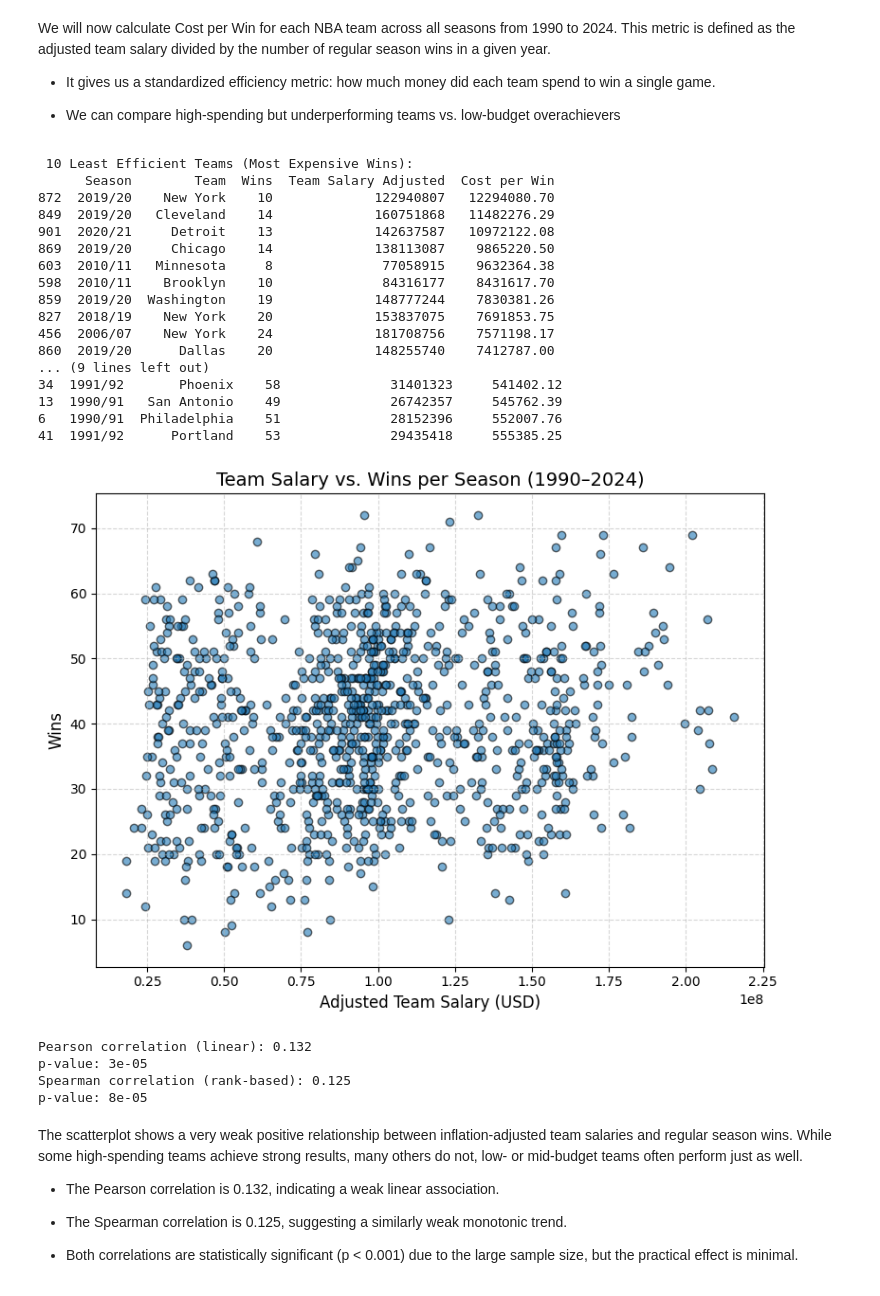
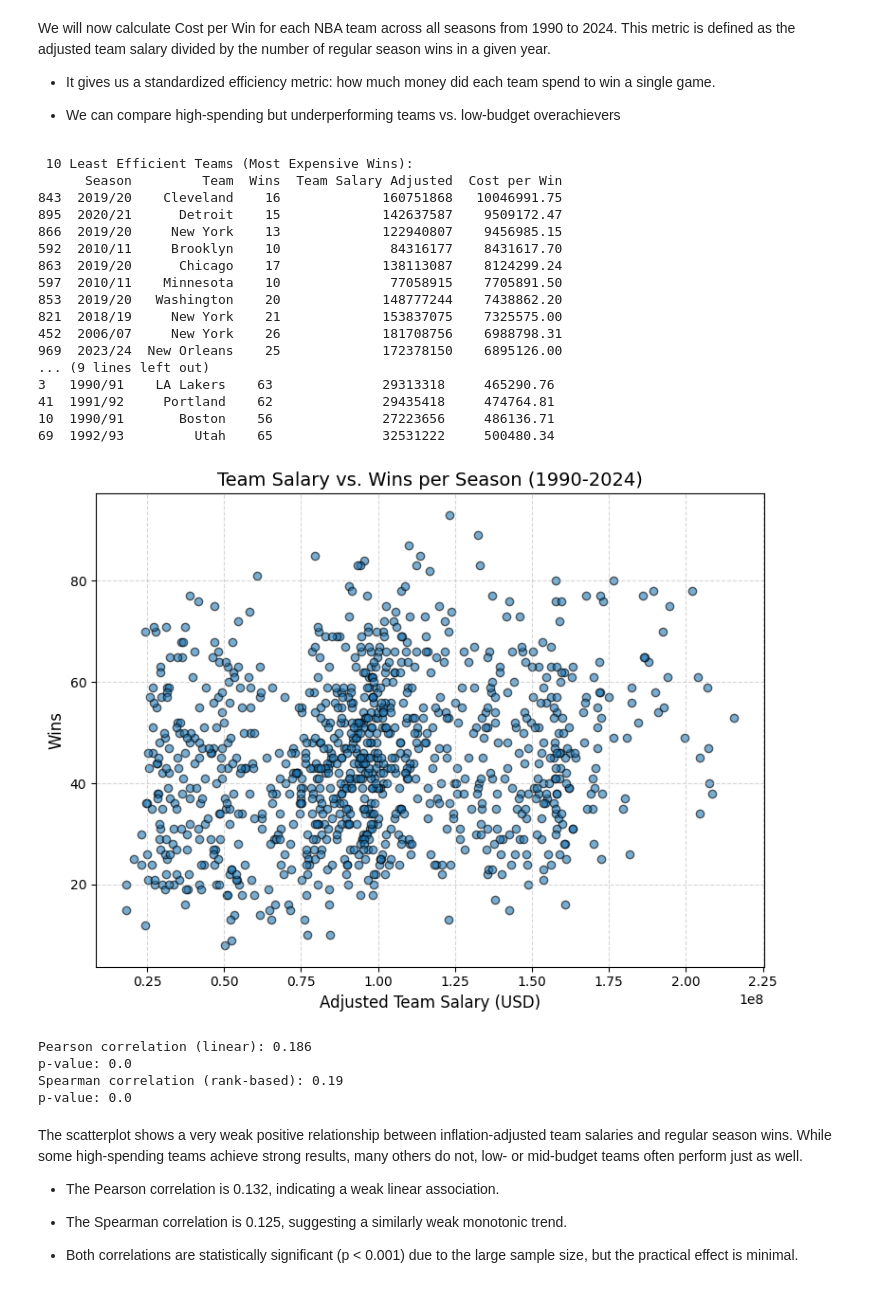
Before and after one commit to 5v3nn/uzh-esc403-data-science-project-nba, a Jupyter notebook: financial_influence.ipynb, the cells around one changed output. Drawn from its saved outputs; the diff is of its cells as text; code cells hidden in the pictures.

```diff
--- a/financial_influence.ipynb
+++ b/financial_influence.ipynb
@@ -240,7 +224,7 @@ C:\Users\chris\Documents\nba_data\data\team_salaries_1990_2024.csv
 It is recommended to download the scraped CSV locally (to guard against future website changes) and then load it for analysis:
 # %%
 # Load the team salaries dataset
-file_path = r"C:\Users\chris\Documents\nba_data\data\team_salaries_1990_2024.csv"
+file_path = "data/team_salaries_1990_2024.csv"
 team_salaries = pd.read_csv(file_path)
 
 # Basic inspections
@@ -427,7 +411,7 @@ Top spending NBA team per season (1990/91 – 2023/24):
 [figure]
 # %%
 # Load the dataset as 'team_statistics'
-team_statistics = pd.read_csv(r"C:\Users\chris\Documents\nba_data\data\team_statistics.csv")
+team_statistics = pd.read_csv("data/TeamStatistics_uncleaned.csv")
 
 # Display all column names
 print("Column names:")
@@ -457,3 +441,18 @@ Index(['gameId', 'gameDate', 'teamCity', 'teamName', 'teamId',
+# %%
+# There are no missing values in the relevant columns, so we don't need to drop any rows.
+
+essential_columns = [
+    'gameId',          # Unique game identifier
+    'gameDate',        # For determining season
+    'teamCity',        # Team identification (part 1)
+    'teamName',        # Team identification (part 2)
+    'win',             # Win/loss record
+    'home',            # Home vs. away analysis
+    'teamScore',       # For point differential
+    'opponentScore'    # For point differential
+]
+
+team_statistics = team_statistics[essential_columns].copy()
 # %%
 # Mapping from 'team_statistics' names to 'team_salaries' names
 team_name_mapping = {
@@ -531,13 +541,22 @@ team_statistics = team_statistics[
 # - Group by 'Team (mapped)' and 'SeasonStart'
 # - Count the number of wins per combination
 team_wins = (
-    team_statistics[team_statistics['win'] == True]
+    team_statistics
     .groupby(['Team (mapped)', 'SeasonStart'])
-    .size()
-    .reset_index(name='Wins')  # Reset index and rename the count column to 'Wins'
+    .agg(
+        Wins=('win', lambda x: (x == True).sum()),  # Count wins
+        Games_Played=('win', 'count')               # Count all games
+    )
+    .reset_index()
     .rename(columns={'Team (mapped)': 'Team'})  # Rename for easier merging later
 )
 
+# Add win percentage
+team_wins['Win_Pct'] = (team_wins['Wins'] / team_wins['Games_Played'] * 100).round(1)
+
+# Remove teams with less than 50 games played in a season
+team_wins = team_wins[team_wins['Games_Played'] >= 50].reset_index(drop=True)
+
 # Step 4: Preview the result
 print(team_wins.head())
 # %% [output]
@@ -635,58 +656,58 @@ print("\n 10 Most Efficient Teams (Least Cost per Win):")
 print(most_efficient_per_win[['Season', 'Team', 'Wins', 'Team Salary Adjusted', 'Cost per Win']])
 # %% [output]
  10 Least Efficient Teams (Most Expensive Wins):
-      Season        Team  Wins  Team Salary Adjusted  Cost per Win
-872  2019/20    New York    10             122940807   12294080.70
-849  2019/20   Cleveland    14             160751868   11482276.29
-901  2020/21     Detroit    13             142637587   10972122.08
-869  2019/20     Chicago    14             138113087    9865220.50
-603  2010/11   Minnesota     8              77058915    9632364.38
-598  2010/11    Brooklyn    10              84316177    8431617.70
-859  2019/20  Washington    19             148777244    7830381.26
-827  2018/19    New York    20             153837075    7691853.75
-456  2006/07    New York    24             181708756    7571198.17
-860  2019/20      Dallas    20             148255740    7412787.00
+      Season         Team  Wins  Team Salary Adjusted  Cost per Win
+843  2019/20    Cleveland    16             160751868   10046991.75
+895  2020/21      Detroit    15             142637587    9509172.47
+866  2019/20     New York    13             122940807    9456985.15
+592  2010/11     Brooklyn    10              84316177    8431617.70
+863  2019/20      Chicago    17             138113087    8124299.24
+597  2010/11    Minnesota    10              77058915    7705891.50
+853  2019/20   Washington    20             148777244    7438862.20
+821  2018/19     New York    21             153837075    7325575.00
+452  2006/07     New York    26             181708756    6988798.31
+969  2023/24  New Orleans    25             172378150    6895126.00
 ... (9 lines left out)
-34  1991/92       Phoenix    58              31401323     541402.12
-13  1990/91   San Antonio    49              26742357     545762.39
-6   1990/91  Philadelphia    51              28152396     552007.76
-41  1991/92      Portland    53              29435418     555385.25
+3   1990/91    LA Lakers    63              29313318     465290.76
+41  1991/92     Portland    62              29435418     474764.81
+10  1990/91       Boston    56              27223656     486136.71
+69  1992/93         Utah    65              32531222     500480.34
 # %%
 # Scatterplot – Team Salary vs. Wins
 plt.figure(figsize=(8, 6))
 plt.scatter(
     salary_with_wins['Team Salary Adjusted'],
     salary_with_wins['Wins'],
     alpha=0.6,
     edgecolors='k'
 )
 plt.xlabel('Adjusted Team Salary (USD)', fontsize=12)
 plt.ylabel('Wins', fontsize=12)
-plt.title('Team Salary vs. Wins per Season (1990–2024)', fontsize=14)
+plt.title('Team Salary vs. Wins per Season (1990-2024)', fontsize=14)
 plt.grid(True, linestyle='--', alpha=0.5)
 plt.tight_layout()
 plt.show()
 
 # Calculate Pearson and Spearman correlation
 pearson_corr, pearson_p = pearsonr(
     salary_with_wins['Team Salary Adjusted'],
     salary_with_wins['Wins']
 )
 
 spearman_corr, spearman_p = spearmanr(
     salary_with_wins['Team Salary Adjusted'],
     salary_with_wins['Wins']
 )
 
 # Print results
 print("Pearson correlation (linear):", round(pearson_corr, 3))
 print("p-value:", round(pearson_p, 5))
 
 print("Spearman correlation (rank-based):", round(spearman_corr, 3))
 print("p-value:", round(spearman_p, 5))
 # %% [output]
-[figure, old version]
+[figure, new version]
-Pearson correlation (linear): 0.132
-p-value: 3e-05
-Spearman correlation (rank-based): 0.125
-p-value: 8e-05
+Pearson correlation (linear): 0.186
+p-value: 0.0
+Spearman correlation (rank-based): 0.19
+p-value: 0.0
```
Also changed, not shown: parts of 24 cells of this notebook.
